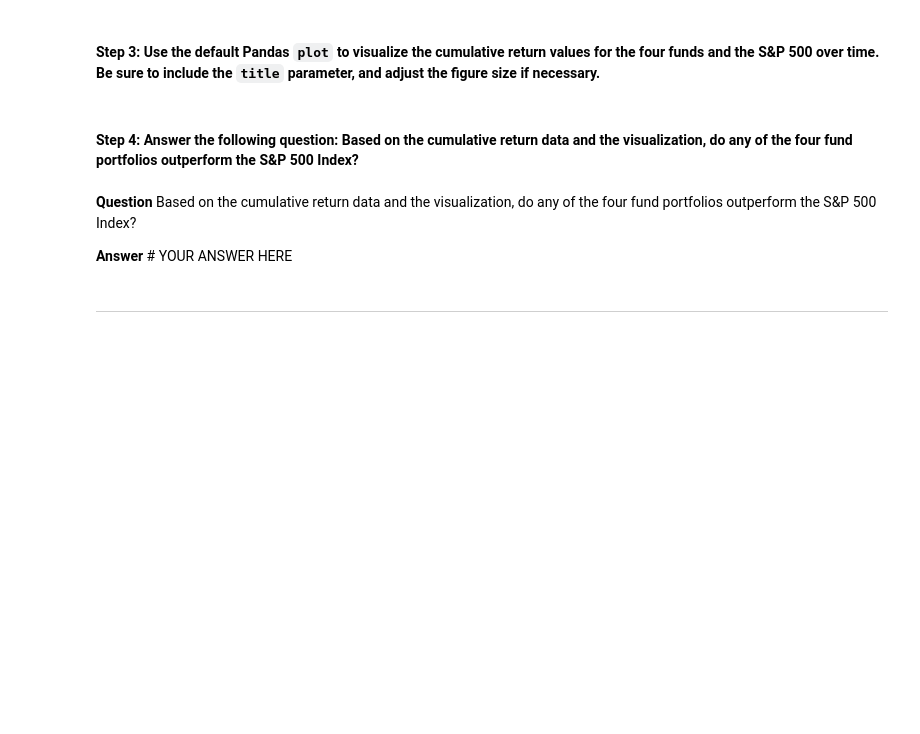
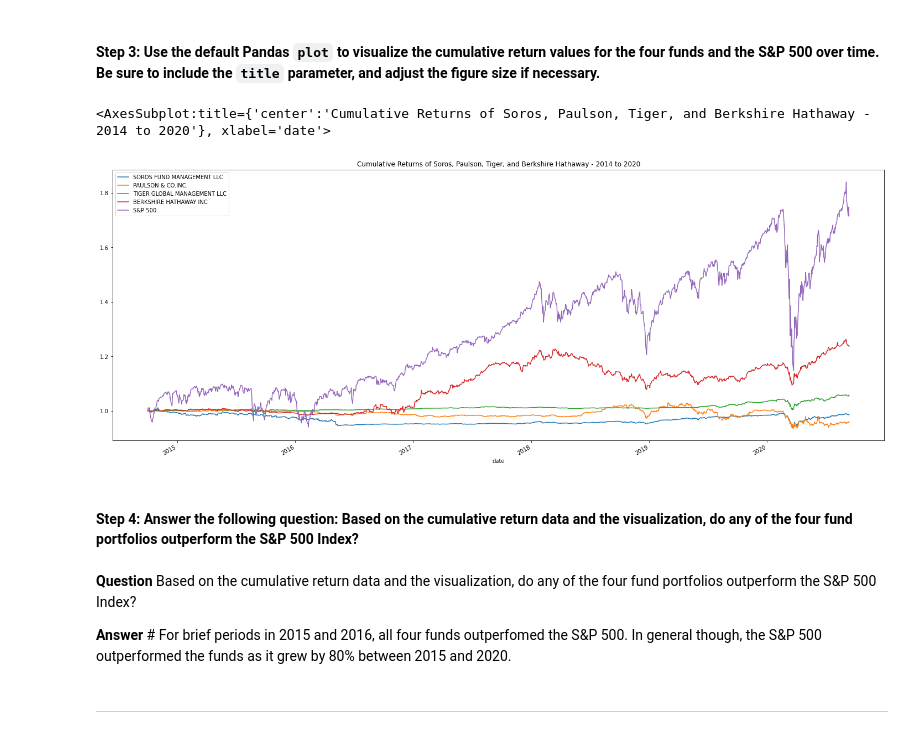
Before and after one commit to toniahurst/FinTech_Module_4_Challenge, a Jupyter notebook: risk_return_analysis.ipynb, the cells around one changed output. Cells and saved outputs as stored; diff of their text form; code cells hidden in the pictures; blank space fills up the shorter version.

Commit message:
Added cumprod and std

```diff
--- a/risk_return_analysis.ipynb
+++ b/risk_return_analysis.ipynb
@@ -163,5 +164,7 @@ daily_returns_df.plot(figsize=(25,10), title="Daily Return of Four Portlio Funds
 #### Step 2: Use the Pandas `cumprod` function to calculate the cumulative returns for the four fund portfolios and the S&P 500. Review the last five rows of the cumulative returns DataFrame by using the Pandas `tail` function.
 # %%
 # Calculate and plot the cumulative returns of the 4 fund portfolios and the S&P 500
+cumulative_returns = (1 + daily_returns_df).cumprod()
+
 # Review the last 5 rows of the cumulative returns DataFrame
-# YOUR CODE HERE
+cumulative_returns.tail()
@@ -170,13 +181,16 @@ daily_returns_df.plot(figsize=(25,10), title="Daily Return of Four Portlio Funds
 # %%
 # Visualize the cumulative returns using the Pandas plot function
 # Include a title parameter and adjust the figure size
-# YOUR CODE HERE
+cumulative_returns.plot(figsize=(25,10), title="Cumulative Returns of Soros, Paulson, Tiger, and Berkshire Hathaway - 2014 to 2020")
+# %% [output]
+<AxesSubplot:title={'center':'Cumulative Returns of Soros, Paulson, Tiger, and Berkshire Hathaway - 2014 to 2020'}, xlabel='date'>
+[figure, added]
 # %% [markdown]
 #### Step 4: Answer the following question: Based on the cumulative return data and the visualization, do any of the four fund portfolios outperform the S&P 500 Index?
 # %% [markdown]
 **Question** Based on the cumulative return data and the visualization, do any of the four fund portfolios outperform the S&P 500 Index?
 
-**Answer** # YOUR ANSWER HERE
+**Answer** # For brief periods in 2015 and 2016, all four funds outperfomed the S&P 500. In general though, the S&P 500 outperformed the funds as it grew by 80% between 2015 and 2020.
 # %% [markdown]
 ---
 # %% [markdown]
```
Also changed, not shown: parts of 9 cells of this notebook.
